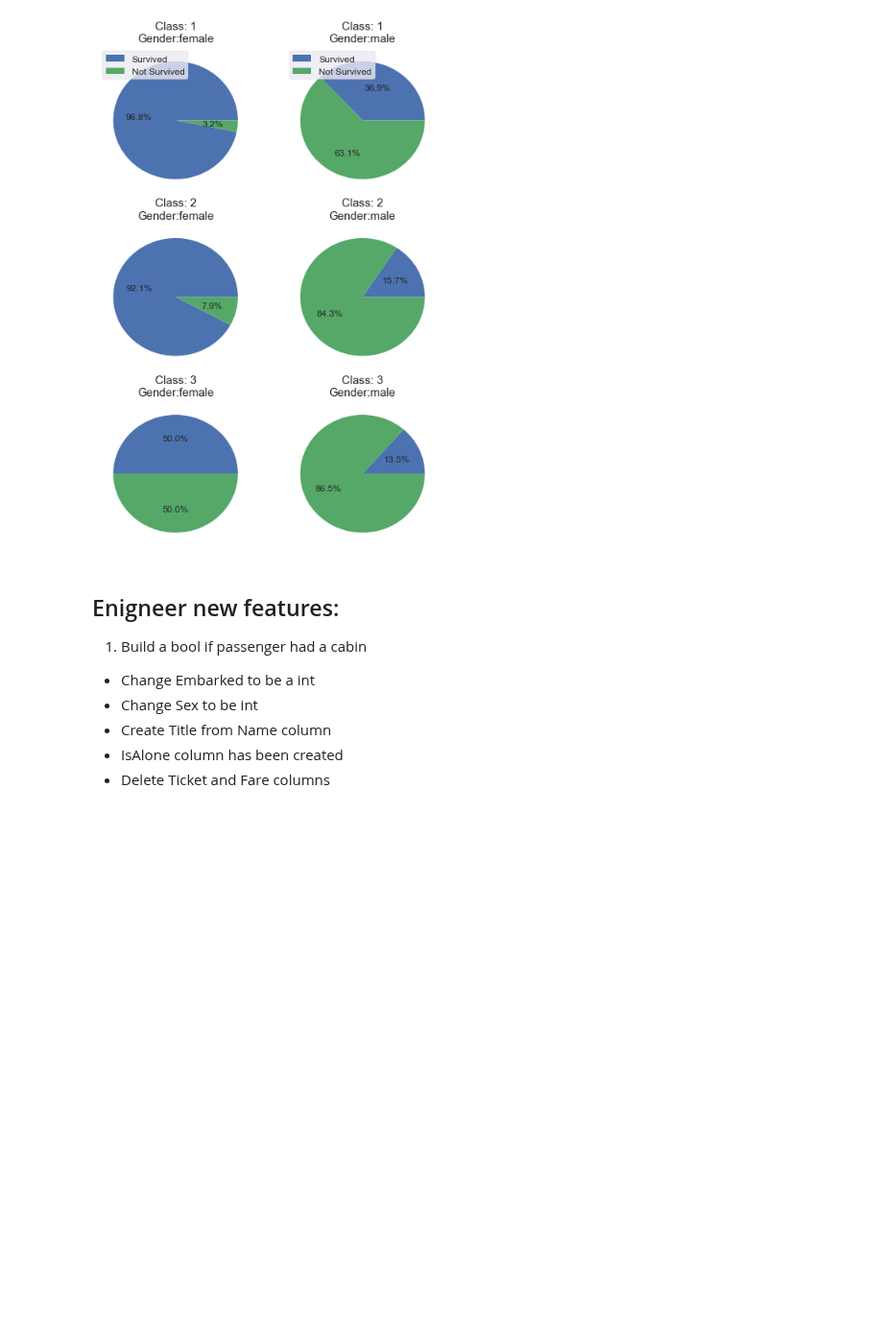
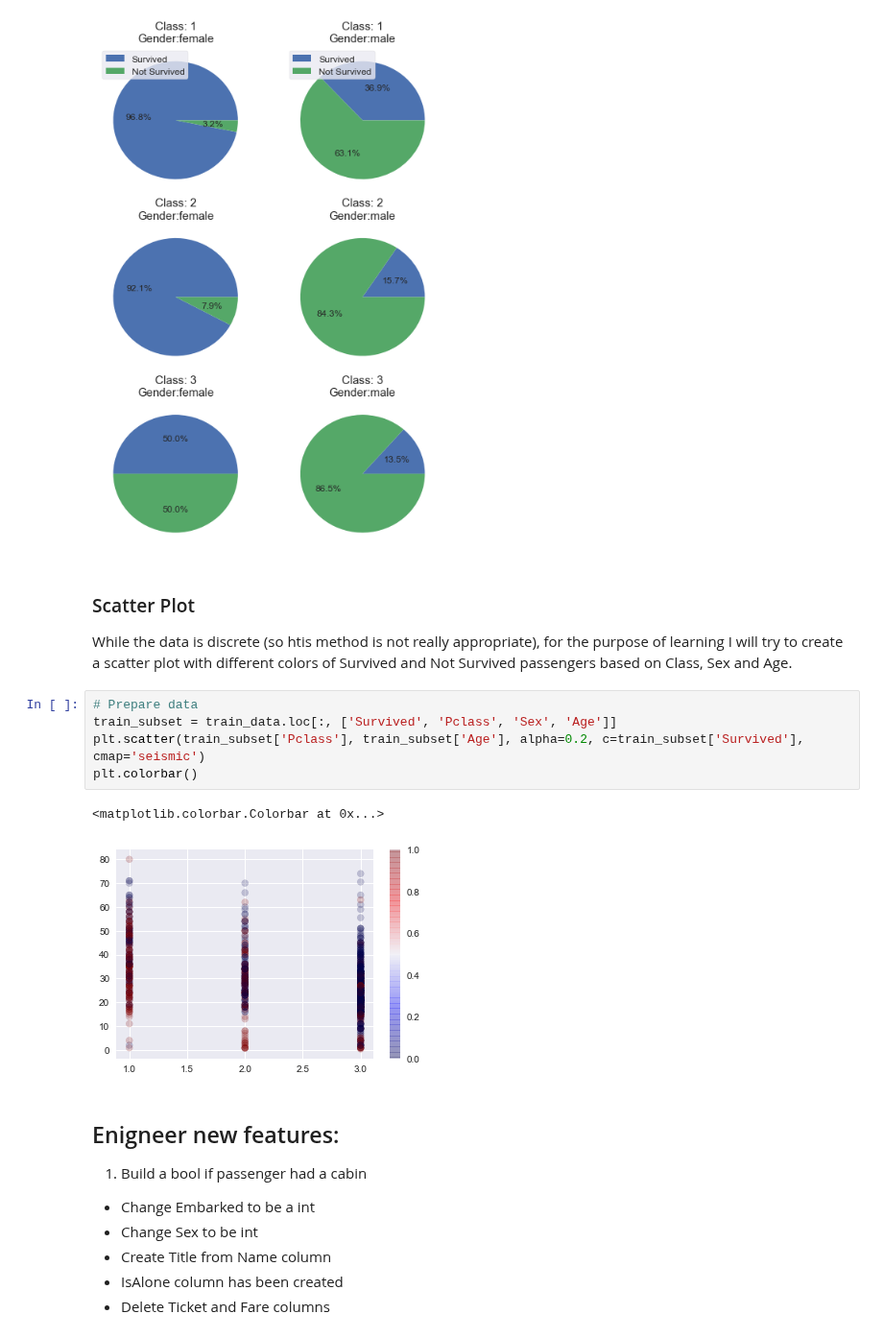
Before and after one commit to MateuszKonopelski/Kaggle, a Jupyter notebook: Project1_Titanic/Titanic_code.ipynb, the cells around one changed output. Shown at 96% size. Saved outputs shown, nothing was run; the diff lists cells and outputs as text; blank space fills up the shorter version.

```diff
--- a/Project1_Titanic/Titanic_code.ipynb
+++ b/Project1_Titanic/Titanic_code.ipynb
@@ -331,6 +345,17 @@ for pclass in range(3):
 #fig.suptitle('Survival Rate per category', fontsize=20, fontweight='bold', horizontalalignment='right')
 # %% [output]
 [figure]
+# %% [markdown]
+### Scatter Plot
+While the data is discrete (so htis method is not really appropriate), for the purpose of learning I will try to create a scatter plot with different colors of Survived and Not Survived passengers based on Class, Sex and Age.
+# %%
+# Prepare data
+train_subset = train_data.loc[:, ['Survived', 'Pclass', 'Sex', 'Age']]
+plt.scatter(train_subset['Pclass'], train_subset['Age'], alpha=0.2, c=train_subset['Survived'], cmap='seismic')
+plt.colorbar()
+# %% [output]
+<matplotlib.colorbar.Colorbar at 0x...>
+[figure, added]
 # %% [markdown]
 ## Enigneer new features:
 1. Build a bool if passenger had a cabin
```
Also changed, not shown: parts of 5 cells of this notebook.
